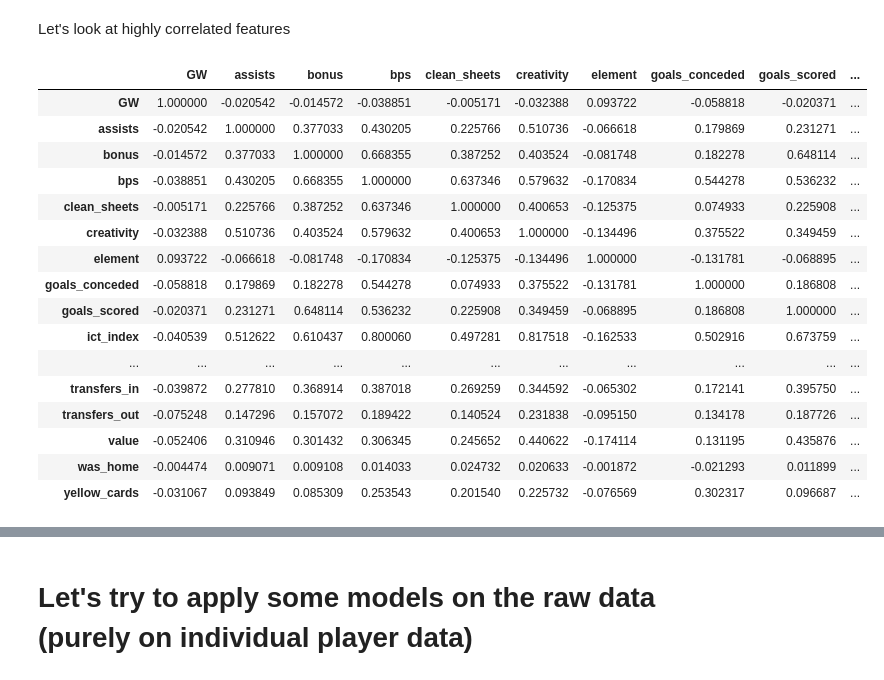
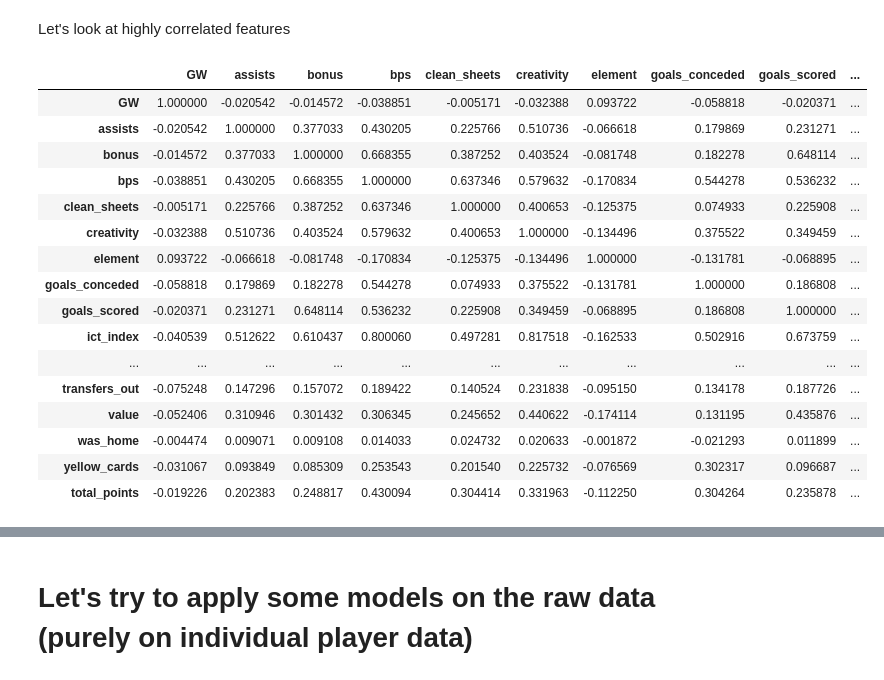
Before and after one commit to eklavyaj/FPL-Predictor, a Jupyter notebook: EDA_avg.ipynb, the cells around one changed output, grey strips where cells are left out. Drawn from its saved outputs; the diff is of its cells as text; code cells hidden in the pictures.

```diff
--- a/EDA_avg.ipynb
+++ b/EDA_avg.ipynb
@@ -23,18 +68,18 @@ df.head()
 # %%
 # rearranging columns for better perception
 
-columns = ['season_x', 'name', 'position', 'team_x', 'assists', 'bonus', 'bps',
-           'clean_sheets', 'creativity', 'element', 'fixture', 'goals_conceded',
-           'goals_scored', 'ict_index', 'influence', 'kickoff_time', 'minutes',
+columns = ['season_x', 'name', 'position', 'assists', 'bonus', 'bps',
+           'clean_sheets', 'creativity', 'element', 'goals_conceded',
+           'goals_scored', 'ict_index', 'influence', 'minutes',
            'opponent_team', 'opp_team_name', 'own_goals', 'penalties_missed',
            'penalties_saved', 'red_cards', 'round', 'saves', 'selected',
            'team_a_score', 'team_h_score', 'threat', 'total_points',
            'transfers_balance', 'transfers_in', 'transfers_out', 'value',
            'was_home', 'yellow_cards', 'GW']
 
-new_columns = ['name', 'season_x', 'GW', 'position', 'team_x', 'assists', 'bonus', 'bps',
-               'clean_sheets', 'creativity', 'element', 'fixture', 'goals_conceded',
-               'goals_scored', 'ict_index', 'influence', 'kickoff_time', 'minutes',
+new_columns = ['name', 'season_x', 'GW', 'position',  'assists', 'bonus', 'bps',
+               'clean_sheets', 'creativity', 'element', 'goals_conceded',
+               'goals_scored', 'ict_index', 'influence', 'minutes',
                'opponent_team', 'opp_team_name', 'own_goals', 'penalties_missed',
                'penalties_saved', 'red_cards', 'round', 'saves', 'selected',
                'team_a_score', 'team_h_score', 'threat',
@@ -301,23 +325,23 @@ plt.suptitle('');
 # %% [markdown]
 Let's look at highly correlated features
 # %%
-corr_matrix = df_x.corr()
-corr_matrix.style.background_gradient(cmap='coolwarm')
+df_corr = df.corr()
+df_corr.style.background_gradient(cmap='coolwarm')
 # %% [output]
 |  | GW | assists | bonus | bps | clean_sheets | creativity | element | goals_conceded | goals_scored | ... |
 | GW | 1.000000 | -0.020542 | -0.014572 | -0.038851 | -0.005171 | -0.032388 | 0.093722 | -0.058818 | -0.020371 | ... |
 | assists | -0.020542 | 1.000000 | 0.377033 | 0.430205 | 0.225766 | 0.510736 | -0.066618 | 0.179869 | 0.231271 | ... |
 | bonus | -0.014572 | 0.377033 | 1.000000 | 0.668355 | 0.387252 | 0.403524 | -0.081748 | 0.182278 | 0.648114 | ... |
 | bps | -0.038851 | 0.430205 | 0.668355 | 1.000000 | 0.637346 | 0.579632 | -0.170834 | 0.544278 | 0.536232 | ... |
 | clean_sheets | -0.005171 | 0.225766 | 0.387252 | 0.637346 | 1.000000 | 0.400653 | -0.125375 | 0.074933 | 0.225908 | ... |
 | creativity | -0.032388 | 0.510736 | 0.403524 | 0.579632 | 0.400653 | 1.000000 | -0.134496 | 0.375522 | 0.349459 | ... |
 | element | 0.093722 | -0.066618 | -0.081748 | -0.170834 | -0.125375 | -0.134496 | 1.000000 | -0.131781 | -0.068895 | ... |
 | goals_conceded | -0.058818 | 0.179869 | 0.182278 | 0.544278 | 0.074933 | 0.375522 | -0.131781 | 1.000000 | 0.186808 | ... |
 | goals_scored | -0.020371 | 0.231271 | 0.648114 | 0.536232 | 0.225908 | 0.349459 | -0.068895 | 0.186808 | 1.000000 | ... |
 | ict_index | -0.040539 | 0.512622 | 0.610437 | 0.800060 | 0.497281 | 0.817518 | -0.162533 | 0.502916 | 0.673759 | ... |
 | ... | ... | ... | ... | ... | ... | ... | ... | ... | ... | ... |
-| transfers_in | -0.039872 | 0.277810 | 0.368914 | 0.387018 | 0.269259 | 0.344592 | -0.065302 | 0.172141 | 0.395750 | ... |
 | transfers_out | -0.075248 | 0.147296 | 0.157072 | 0.189422 | 0.140524 | 0.231838 | -0.095150 | 0.134178 | 0.187726 | ... |
 | value | -0.052406 | 0.310946 | 0.301432 | 0.306345 | 0.245652 | 0.440622 | -0.174114 | 0.131195 | 0.435876 | ... |
 | was_home | -0.004474 | 0.009071 | 0.009108 | 0.014033 | 0.024732 | 0.020633 | -0.001872 | -0.021293 | 0.011899 | ... |
 | yellow_cards | -0.031067 | 0.093849 | 0.085309 | 0.253543 | 0.201540 | 0.225732 | -0.076569 | 0.302317 | 0.096687 | ... |
+| total_points | -0.019226 | 0.202383 | 0.248817 | 0.430094 | 0.304414 | 0.331963 | -0.112250 | 0.304264 | 0.235878 | ... |
```
Also changed, not shown: parts of 10 cells of this notebook.
